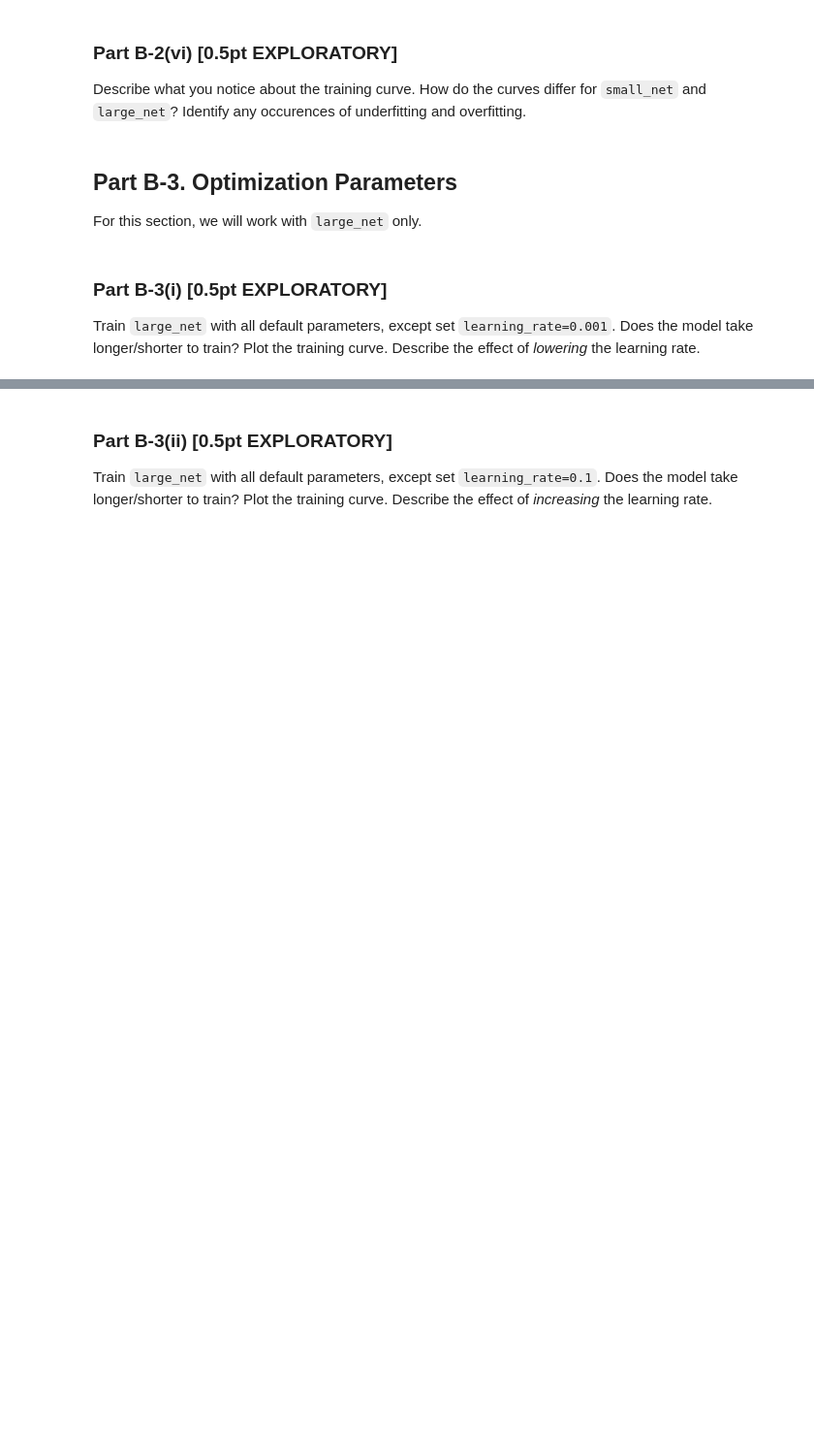
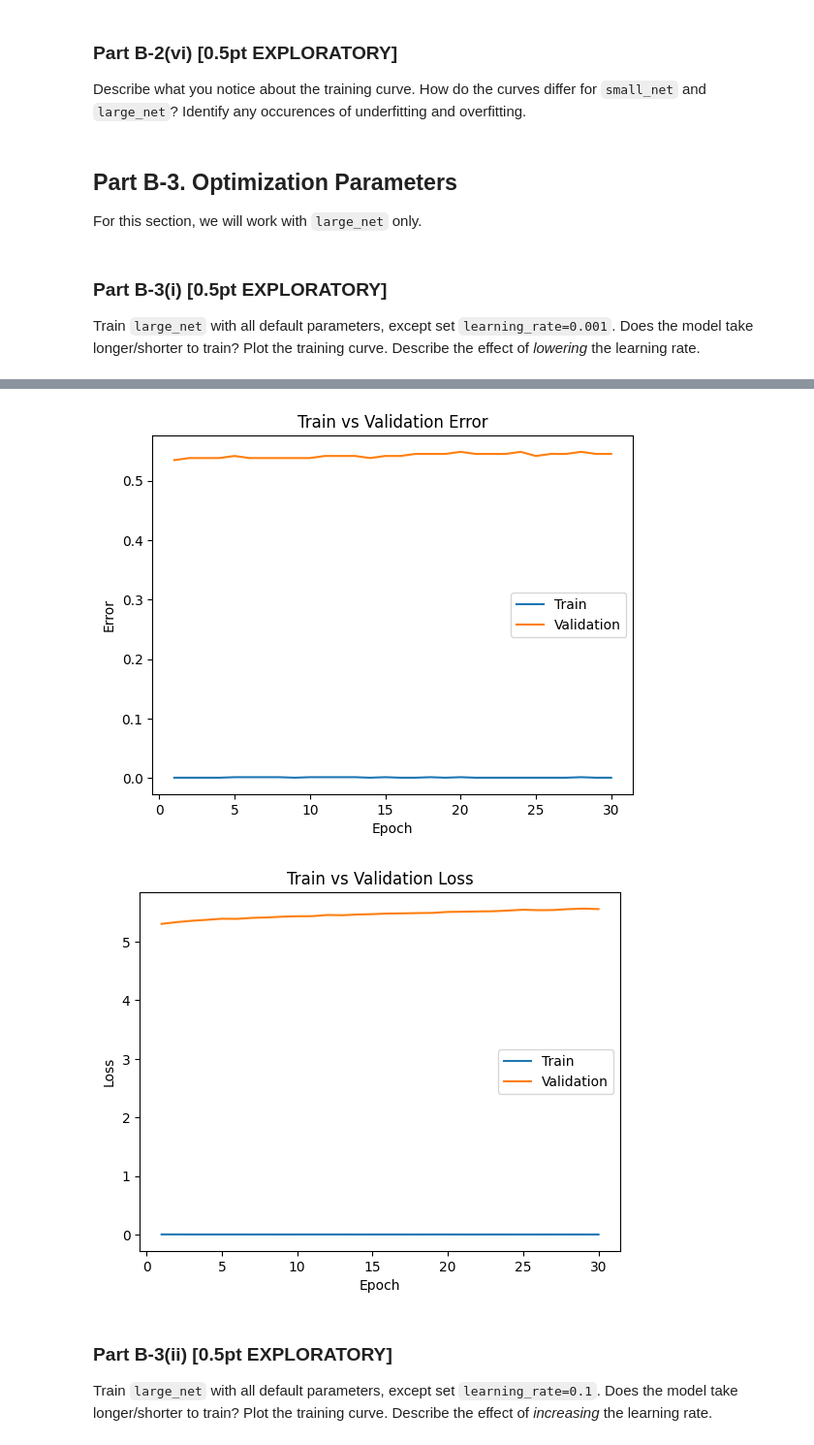
Before and after one commit to iolj-uoft/MIE1517-Intro-to-Deep-Learning, a Jupyter notebook: 2_Assignments/A1 - PyTorch Basics/A1.ipynb, the cells around one changed output, grey strips where cells are left out. Shown: that part at 97% size. Drawn from its saved outputs; the diff is of its cells as text; code cells hidden in the pictures; blank space fills up the shorter version.

```diff
--- a/2_Assignments/A1 - PyTorch Basics/A1.ipynb
+++ b/2_Assignments/A1 - PyTorch Basics/A1.ipynb
@@ -790,4 +885,10 @@ PROVIDE YOUR ANSWER BELOW
 '''
+# %%
+large_model_path = get_model_name("large", batch_size=64, learning_rate=0.001, epoch=29)
+plot_training_curve(large_model_path)
+# %% [output]
+[figure, added]
+[figure, added]
 # %% [markdown]
 ### Part B-3(ii) [0.5pt EXPLORATORY]
 Train `large_net` with all default parameters, except set `learning_rate=0.1`.
```
Also changed, not shown: parts of 42 cells of this notebook, 1 other file.
